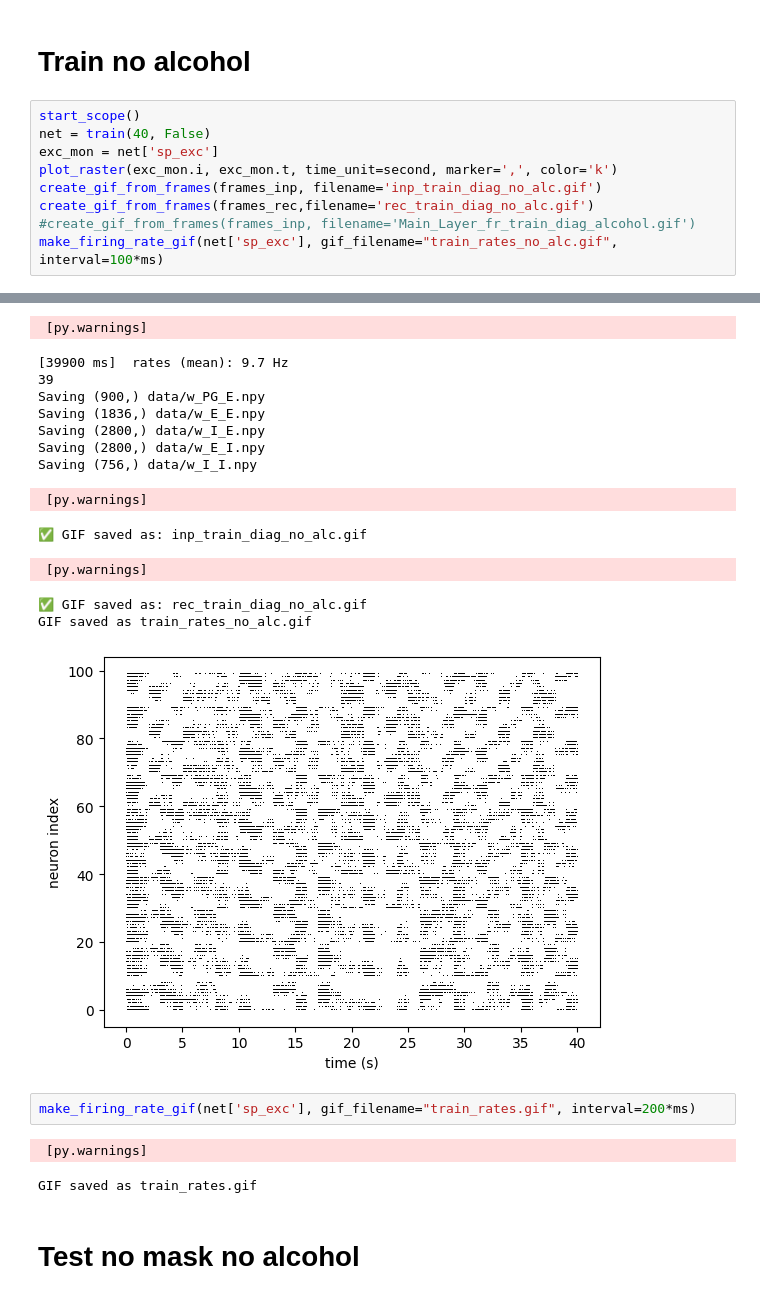
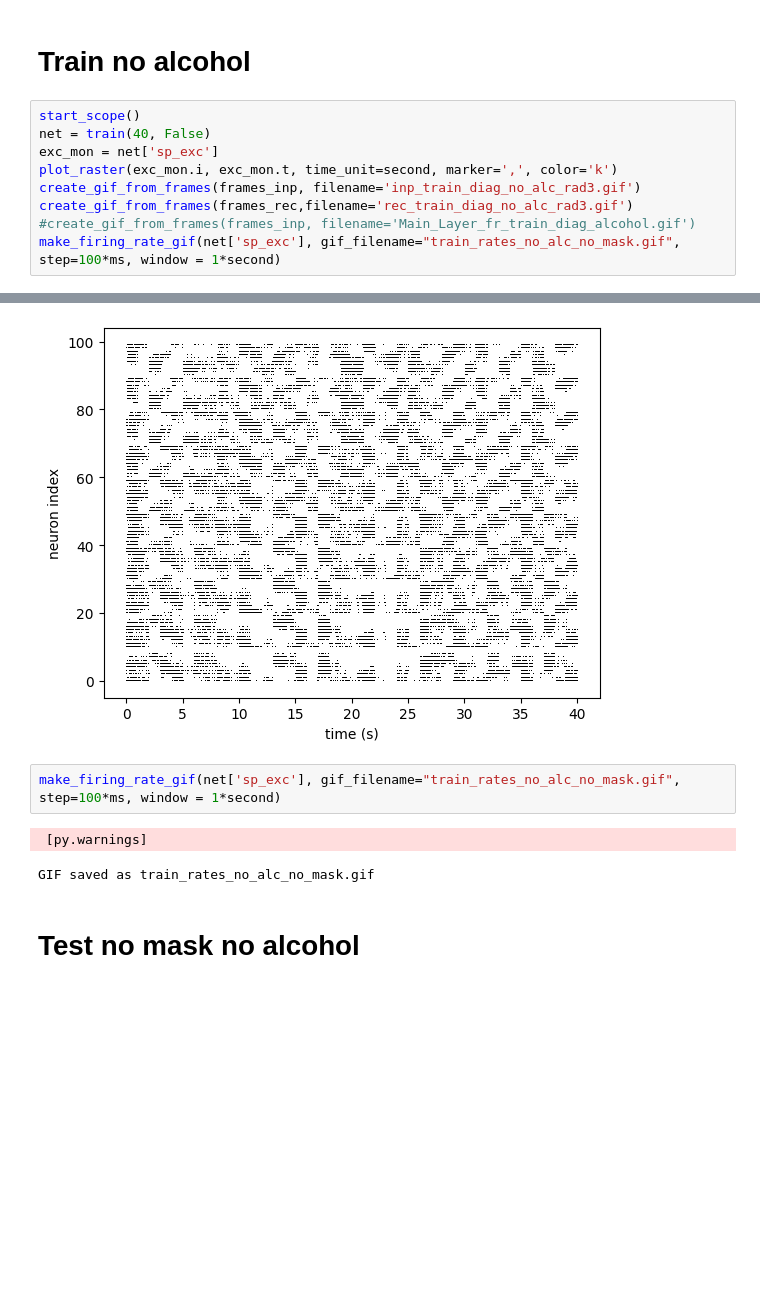
Before and after one commit to DumoulinVincent/epilepsy, a Jupyter notebook: RF_alcohol.ipynb, the cells around one changed output, grey strips where cells are left out. Saved outputs shown, nothing was run; the diff lists cells and outputs as text; blank space fills up the shorter version.

```diff
--- a/RF_alcohol.ipynb
+++ b/RF_alcohol.ipynb
@@ -720,8 +717,8 @@ start_scope()
 net = train(40, False)
 exc_mon = net['sp_exc']
 plot_raster(exc_mon.i, exc_mon.t, time_unit=second, marker=',', color='k')
-create_gif_from_frames(frames_inp, filename='inp_train_diag_no_alc.gif')
-create_gif_from_frames(frames_rec,filename='rec_train_diag_no_alc.gif')
+create_gif_from_frames(frames_inp, filename='inp_train_diag_no_alc_rad3.gif')
+create_gif_from_frames(frames_rec,filename='rec_train_diag_no_alc_rad3.gif')
 #create_gif_from_frames(frames_inp, filename='Main_Layer_fr_train_diag_alcohol.gif')
-make_firing_rate_gif(net['sp_exc'], gif_filename="train_rates_no_alc.gif", interval=100*ms)
+make_firing_rate_gif(net['sp_exc'], gif_filename="train_rates_no_alc_no_mask.gif", step=100*ms, window = 1*second)
 # %% [output]
@@ -790,22 +746,9 @@ Loading data/train_images_diag/img_001.npy (12, 12)
- [py.warnings]
-[39900 ms]  rates (mean): 9.7 Hz
-39
-Saving (900,) data/w_PG_E.npy
-Saving (1836,) data/w_E_E.npy
-Saving (2800,) data/w_I_E.npy
-Saving (2800,) data/w_E_I.npy
-Saving (756,) data/w_I_I.npy
- [py.warnings]
-✅ GIF saved as: inp_train_diag_no_alc.gif
- [py.warnings]
-✅ GIF saved as: rec_train_diag_no_alc.gif
-GIF saved as train_rates_no_alc.gif
-[figure, old version]
+[figure, new version]
 # %%
-make_firing_rate_gif(net['sp_exc'], gif_filename="train_rates.gif", interval=200*ms)
+make_firing_rate_gif(net['sp_exc'], gif_filename="train_rates_no_alc_no_mask.gif", step=100*ms, window = 1*second)
 # %% [output]
  [py.warnings]
-GIF saved as train_rates.gif
+GIF saved as train_rates_no_alc_no_mask.gif
 # %% [markdown]
 # Test no mask no alcohol
 # %%
```
Also changed, not shown: parts of 3 cells of this notebook, 12 other files.
